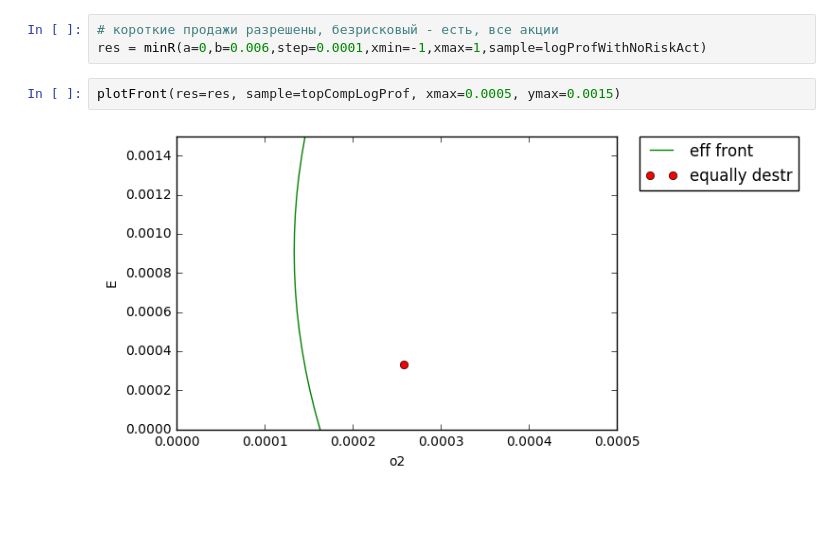
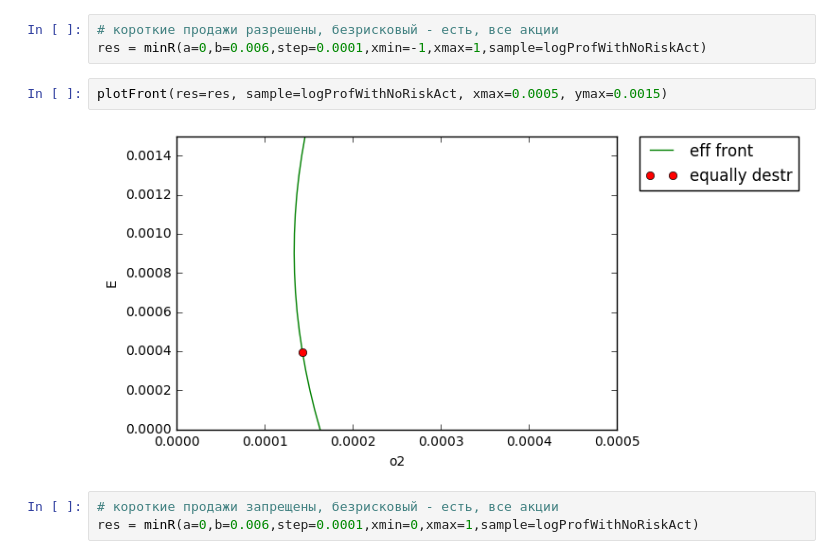
Before and after one commit to mistakemisure/tmp, a Jupyter notebook: vovse_ne_kalyagin_lab.ipynb, the cells around one changed output. Cells and saved outputs as stored; diff of their text form; blank space fills up the shorter version.

```diff
--- a/vovse_ne_kalyagin_lab.ipynb
+++ b/vovse_ne_kalyagin_lab.ipynb
@@ -227,6 +227,9 @@ plotFront(res=res, sample=topCompLogProf, xmax=0.0005, ymax=0.003)
 # короткие продажи разрешены, безрисковый - есть, все акции
 res = minR(a=0,b=0.006,step=0.0001,xmin=-1,xmax=1,sample=logProfWithNoRiskAct)
 # %%
-plotFront(res=res, sample=topCompLogProf, xmax=0.0005, ymax=0.0015)
+plotFront(res=res, sample=logProfWithNoRiskAct, xmax=0.0005, ymax=0.0015)
 # %% [output]
-[figure, old version]
+[figure, new version]
+# %%
+# короткие продажи запрещены, безрисковый - есть, все акции
+res = minR(a=0,b=0.006,step=0.0001,xmin=0,xmax=1,sample=logProfWithNoRiskAct)
```
Also changed, not shown: parts of 6 cells of this notebook.
